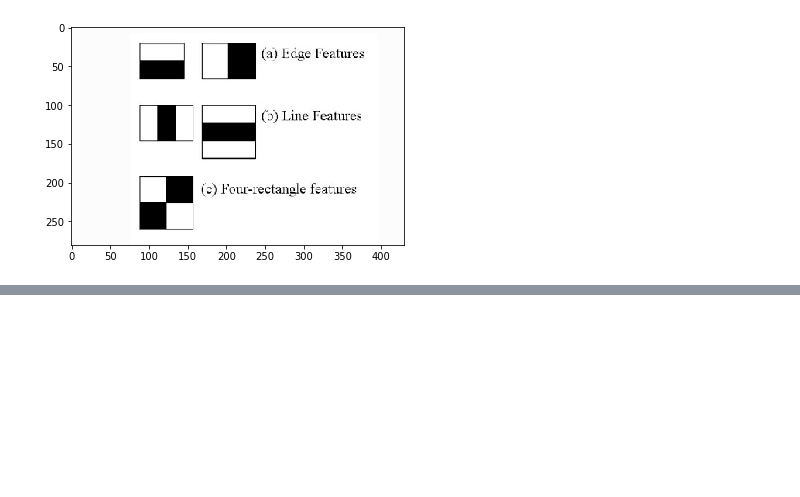
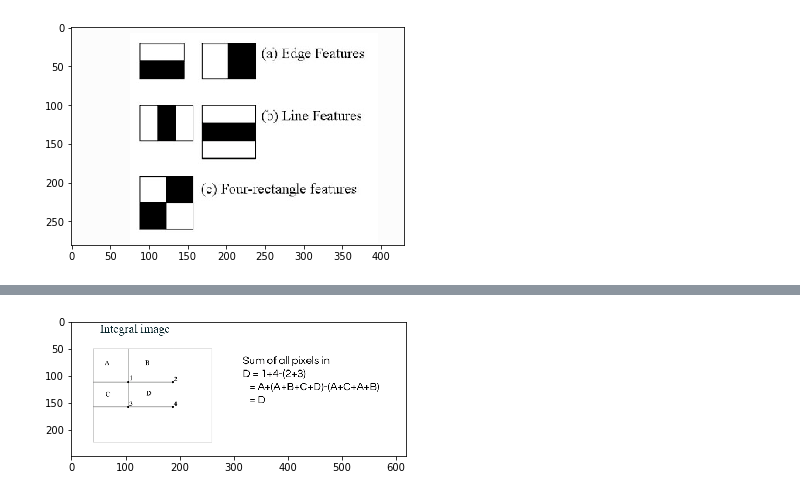
Before and after one commit to Karina984/IA-CLASE-M5, a Jupyter notebook: PracticaDeteccionFacial.ipynb, the cells around one changed output, grey strips where cells are left out. Drawn from its saved outputs; the diff is of its cells as text; code cells hidden in the pictures; blank space fills up the shorter version.

```diff
--- a/PracticaDeteccionFacial.ipynb
+++ b/PracticaDeteccionFacial.ipynb
@@ -42,0 +57,6 @@ plt.show()
+# %%
+imagen3 = mpimg.imread('imagen3.png')
+imgplot = plt.imshow(imagen3)
+plt.show()
+# %% [output]
+[figure, added]
```
Also changed, not shown: parts of 33 cells of this notebook.
